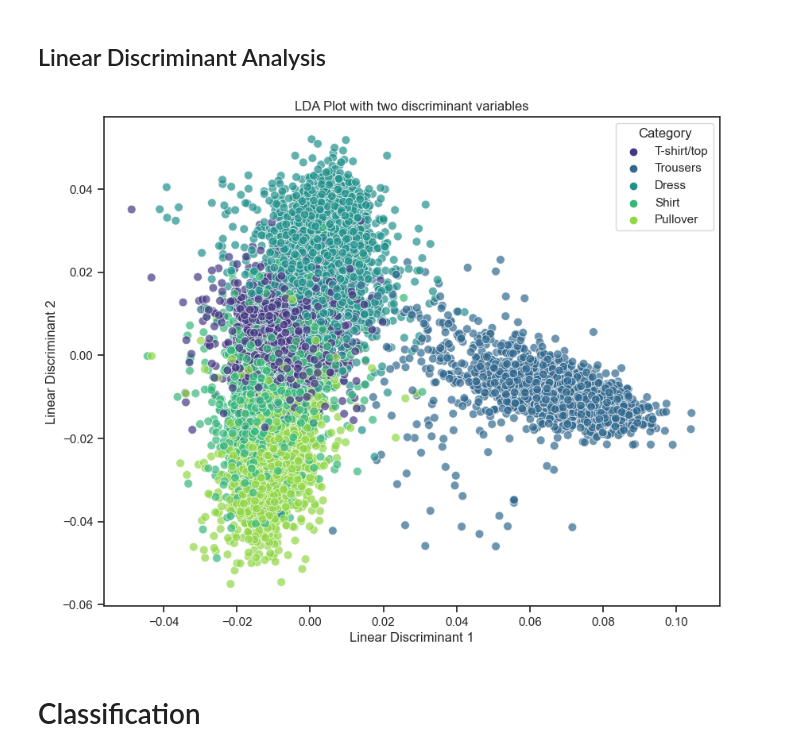
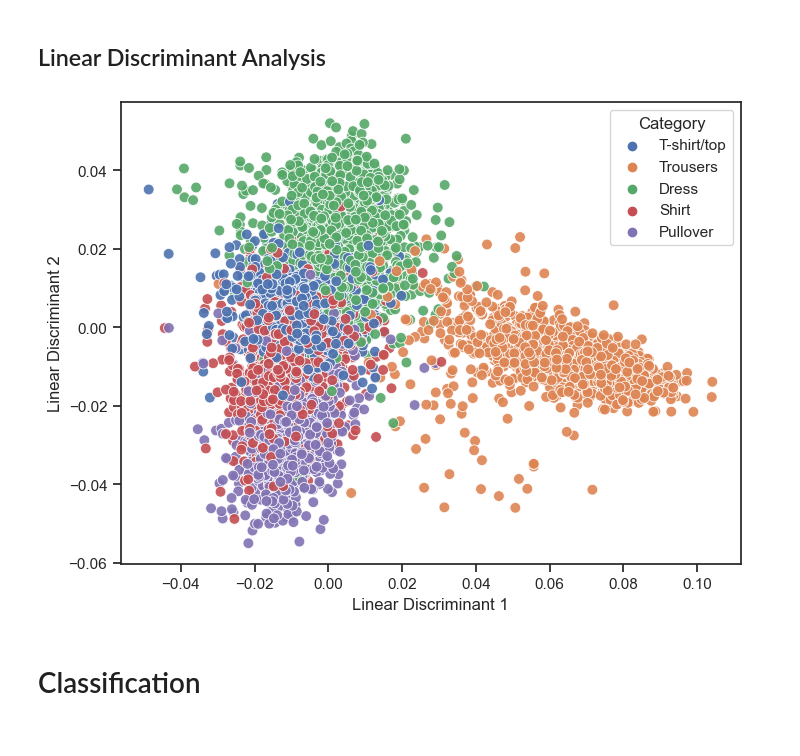
Before and after one commit to Purreskov/Machine-Learning, a Jupyter notebook: main.ipynb, the cells around one changed output. Saved outputs shown, nothing was run; the diff lists cells and outputs as text; code cells hidden in the pictures.

```diff
--- a/main.ipynb
+++ b/main.ipynb
@@ -263,7 +263,7 @@ def lda(X, y, num_components=2):
 
     Parameters:
     - X: Feature matrix (n_samples, n_features)
-    - y: Class labels (n_samples,)
+    - y: Class labels (n_samples)
     - num_components: Number of linear discriminant components to keep
 
     Returns:
@@ -272,7 +272,6 @@ def lda(X, y, num_components=2):
     """
 
     classes = np.unique(y)
-    num_classes = len(classes)
     num_features = X.shape[1]
 
     # Compute class means
@@ -310,37 +309,36 @@ def lda(X, y, num_components=2):
     explained_variance = eigenvalues[:num_components] / np.sum(eigenvalues)
 
     return lda_components, explained_variance
 
 # Load the Fashion MNIST training data
 train_data = np.load('fashion_train.npy')
 
 # Extract features (pixel values) and labels
 X_train = train_data[:, :-1]
 y_train = train_data[:, -1]
 
 # Map integer labels to corresponding string labels
 label_mapping = {0: "T-shirt/top", 1: "Trousers", 2: "Pullover", 3: "Dress", 4: "Shirt"}
 y_train_strings = np.array([label_mapping[label] for label in y_train])
 
 # Apply LDA to the data
 lda_components, explained_variance = lda(X_train, y_train, num_components=2)
 
 # Project the data onto the first two linear discriminant components
 lda_projection = np.dot(X_train, lda_components)
 
 # Create a DataFrame with the linear discriminant components and labels
 lda_df = pd.DataFrame(data=lda_projection, columns=['LD1', 'LD2'])
 lda_df['Category'] = y_train_strings
 
 # Visualize the LDA plot using Seaborn
-plt.figure(figsize=(10, 8))
-sns.scatterplot(x='LD1', y='LD2', hue='Category', data=lda_df, palette='viridis', s=60, alpha=0.7)
-plt.title('LDA Plot with two discriminant variables')
+plt.figure(figsize=(8, 6))
+sns.scatterplot(x='LD1', y='LD2', hue='Category', data=lda_df, palette='deep', s=60, alpha=0.9)
 plt.xlabel('Linear Discriminant 1')
 plt.ylabel('Linear Discriminant 2')
 plt.show()
 # %% [output]
-[figure, old version]
+[figure, new version]
 # %% [markdown]
 # Classification
 # %% [markdown]
```
